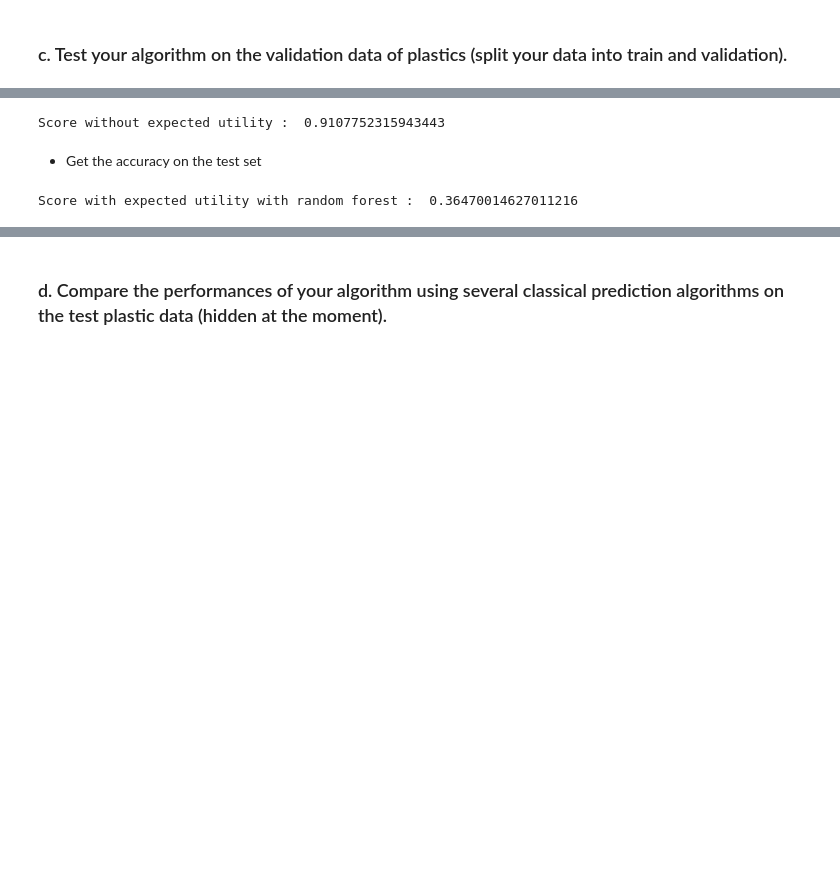
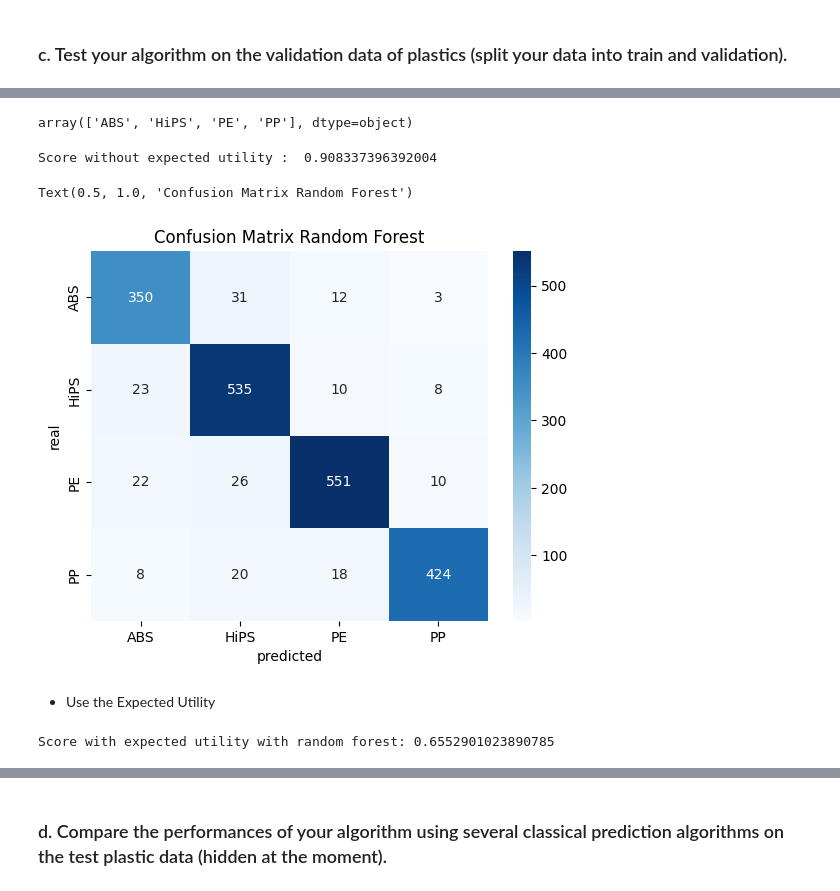
Before and after one commit to LucasTexier/Decision_theory_project, a Jupyter notebook: Decision_theory.ipynb, the cells around one changed output, grey strips where cells are left out. Cells and saved outputs as stored; diff of their text form; code cells hidden in the pictures; blank space fills up the shorter version.

```diff
--- a/Decision_theory.ipynb
+++ b/Decision_theory.ipynb
@@ -155,24 +188,42 @@ X_train, X_test, y_train, y_test = train_test_split(X, Y, test_size=0.2)
+# %%
+Y.unique()
+# %% [output]
+array(['ABS', 'HiPS', 'PE', 'PP'], dtype=object)
 # %%
 rf_model = RandomForestClassifier()
 rf_model.fit(X_train,y_train)
+y_pred = rf_model.predict(X_test)
 
 score = rf_model.score(X_test,y_test)
 print('Score without expected utility : ',score)
 # %% [output]
-Score without expected utility :  0.9107752315943443
+Score without expected utility :  0.908337396392004
-# %% [markdown]
-* Get the accuracy on the test set
+# %%
+conf_matrix = confusion_matrix(y_test, y_pred)
+
+# Display the confusion matrix
+sns.heatmap(conf_matrix, annot=True, fmt="d", cmap="Blues", xticklabels=['ABS', 'HiPS', 'PE', 'PP'], yticklabels=['ABS', 'HiPS', 'PE', 'PP'])
+plt.xlabel("predicted")
+plt.ylabel("real")
+plt.title("Confusion Matrix Random Forest")
+# %% [output]
+Text(0.5, 1.0, 'Confusion Matrix Random Forest')
+[figure, added]
+# %% [markdown]
+* Use the Expected Utility
 # %%
 def EU_algo(model):
     accuracy_score = 0
-    for i in range(len(X_test)-1):
+    predictions = []  # Liste pour stocker les prédictions
+    for i in range(len(X_test)):
         to_test = X_test.iloc[i:i+1]
-        predicted = Choice(to_test,model)
+        predicted = Choice(to_test, model)
+        predictions.append(predicted)
         if predicted == y_test.iloc[i]:
-            accuracy_score+=1
-    return accuracy_score
-
-accuracy_eu_rf = EU_algo(rf_model)
-print('Score with expected utility with random forest : ', accuracy_eu_rf/len(y_test))
+            accuracy_score += 1
+    return accuracy_score, predictions
-# %% [output]
-Score with expected utility with random forest :  0.36470014627011216
+# %%
+accuracy_eu_rf, predictions_rf = EU_algo(rf_model)
+print('Score with expected utility with random forest:', accuracy_eu_rf / len(y_test))
+# %% [output]
+Score with expected utility with random forest: 0.6552901023890785
```
Also changed, not shown: parts of 22 cells of this notebook.
